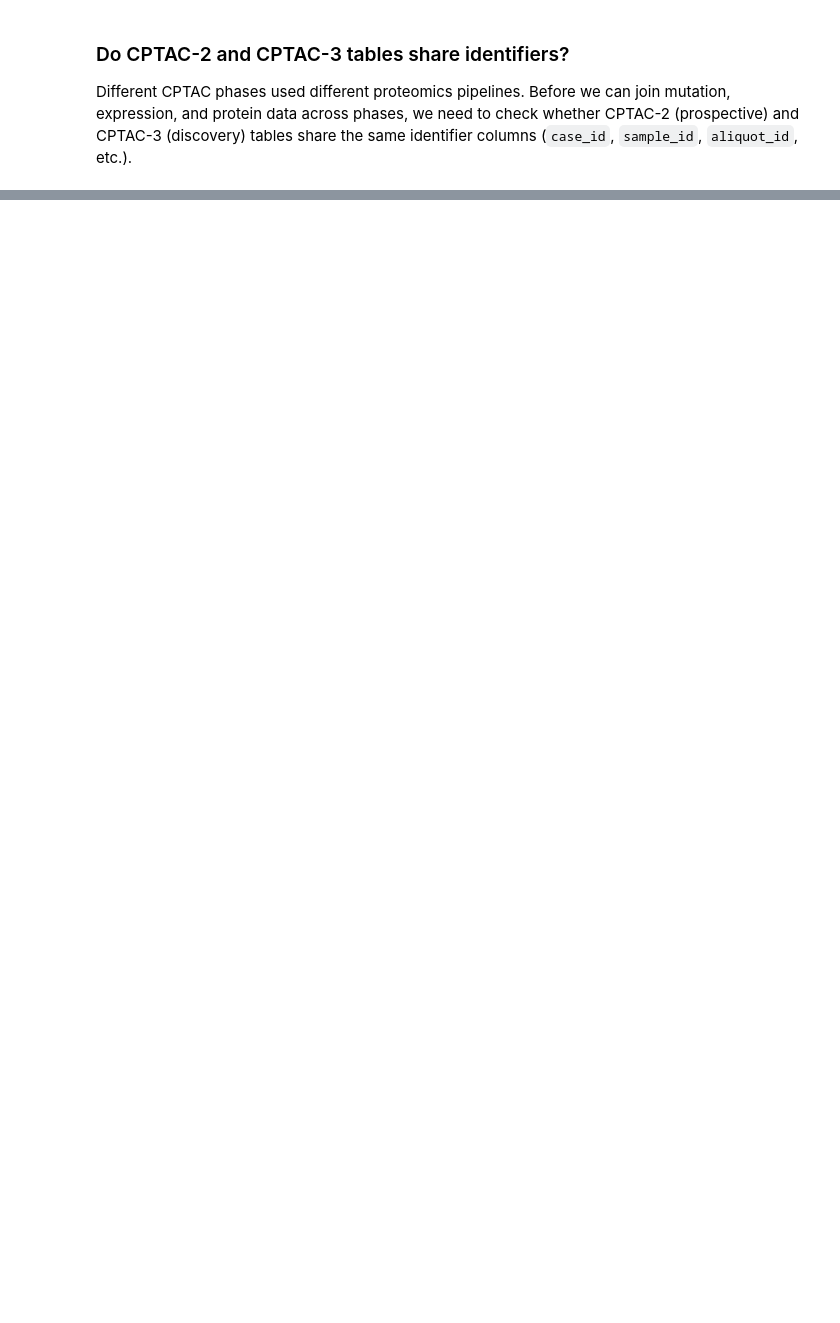
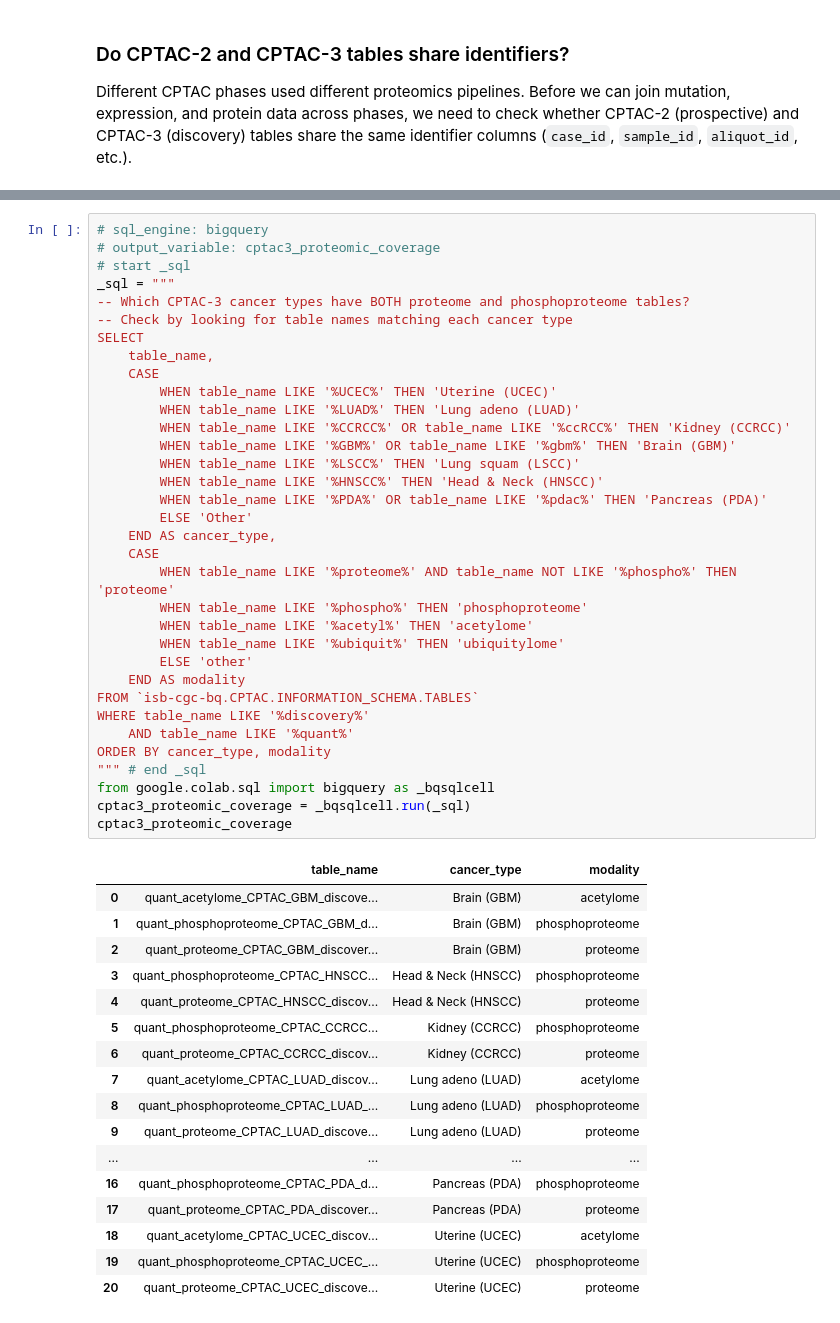
Before and after one commit to leomane/cancer-multiomics, a Jupyter notebook: cancer_multiomics_eda.ipynb, the cells around one changed output, grey strips where cells are left out. Drawn from its saved outputs; the diff is of its cells as text; blank space fills up the shorter version.

```diff
--- a/cancer_multiomics_eda.ipynb
+++ b/cancer_multiomics_eda.ipynb
@@ -479,0 +801,52 @@ CPTAC3_columns
+# %%
+# sql_engine: bigquery
+# output_variable: cptac3_proteomic_coverage
+# start _sql
+_sql = """
+-- Which CPTAC-3 cancer types have BOTH proteome and phosphoproteome tables?
+-- Check by looking for table names matching each cancer type
+SELECT
+    table_name,
+    CASE
+        WHEN table_name LIKE '%UCEC%' THEN 'Uterine (UCEC)'
+        WHEN table_name LIKE '%LUAD%' THEN 'Lung adeno (LUAD)'
+        WHEN table_name LIKE '%CCRCC%' OR table_name LIKE '%ccRCC%' THEN 'Kidney (CCRCC)'
+        WHEN table_name LIKE '%GBM%' OR table_name LIKE '%gbm%' THEN 'Brain (GBM)'
+        WHEN table_name LIKE '%LSCC%' THEN 'Lung squam (LSCC)'
+        WHEN table_name LIKE '%HNSCC%' THEN 'Head & Neck (HNSCC)'
+        WHEN table_name LIKE '%PDA%' OR table_name LIKE '%pdac%' THEN 'Pancreas (PDA)'
+        ELSE 'Other'
+    END AS cancer_type,
+    CASE
+        WHEN table_name LIKE '%proteome%' AND table_name NOT LIKE '%phospho%' THEN 'proteome'
+        WHEN table_name LIKE '%phospho%' THEN 'phosphoproteome'
+        WHEN table_name LIKE '%acetyl%' THEN 'acetylome'
+        WHEN table_name LIKE '%ubiquit%' THEN 'ubiquitylome'
+        ELSE 'other'
+    END AS modality
+FROM `isb-cgc-bq.CPTAC.INFORMATION_SCHEMA.TABLES`
+WHERE table_name LIKE '%discovery%'
+    AND table_name LIKE '%quant%'
+ORDER BY cancer_type, modality
+""" # end _sql
+from google.colab.sql import bigquery as _bqsqlcell
+cptac3_proteomic_coverage = _bqsqlcell.run(_sql)
+cptac3_proteomic_coverage
+# %% [output]
+|  | table_name | cancer_type | modality |
+| 0 | quant_acetylome_CPTAC_GBM_discove... | Brain (GBM) | acetylome |
+| 1 | quant_phosphoproteome_CPTAC_GBM_d... | Brain (GBM) | phosphoproteome |
+| 2 | quant_proteome_CPTAC_GBM_discover... | Brain (GBM) | proteome |
+| 3 | quant_phosphoproteome_CPTAC_HNSCC... | Head & Neck (HNSCC) | phosphoproteome |
+| 4 | quant_proteome_CPTAC_HNSCC_discov... | Head & Neck (HNSCC) | proteome |
+| 5 | quant_phosphoproteome_CPTAC_CCRCC... | Kidney (CCRCC) | phosphoproteome |
+| 6 | quant_proteome_CPTAC_CCRCC_discov... | Kidney (CCRCC) | proteome |
+| 7 | quant_acetylome_CPTAC_LUAD_discov... | Lung adeno (LUAD) | acetylome |
+| 8 | quant_phosphoproteome_CPTAC_LUAD_... | Lung adeno (LUAD) | phosphoproteome |
+| 9 | quant_proteome_CPTAC_LUAD_discove... | Lung adeno (LUAD) | proteome |
+| ... | ... | ... | ... |
+| 16 | quant_phosphoproteome_CPTAC_PDA_d... | Pancreas (PDA) | phosphoproteome |
+| 17 | quant_proteome_CPTAC_PDA_discover... | Pancreas (PDA) | proteome |
+| 18 | quant_acetylome_CPTAC_UCEC_discov... | Uterine (UCEC) | acetylome |
+| 19 | quant_phosphoproteome_CPTAC_UCEC_... | Uterine (UCEC) | phosphoproteome |
+| 20 | quant_proteome_CPTAC_UCEC_discove... | Uterine (UCEC) | proteome |
```
Also changed, not shown: parts of 22 cells of this notebook, 3 other files.
